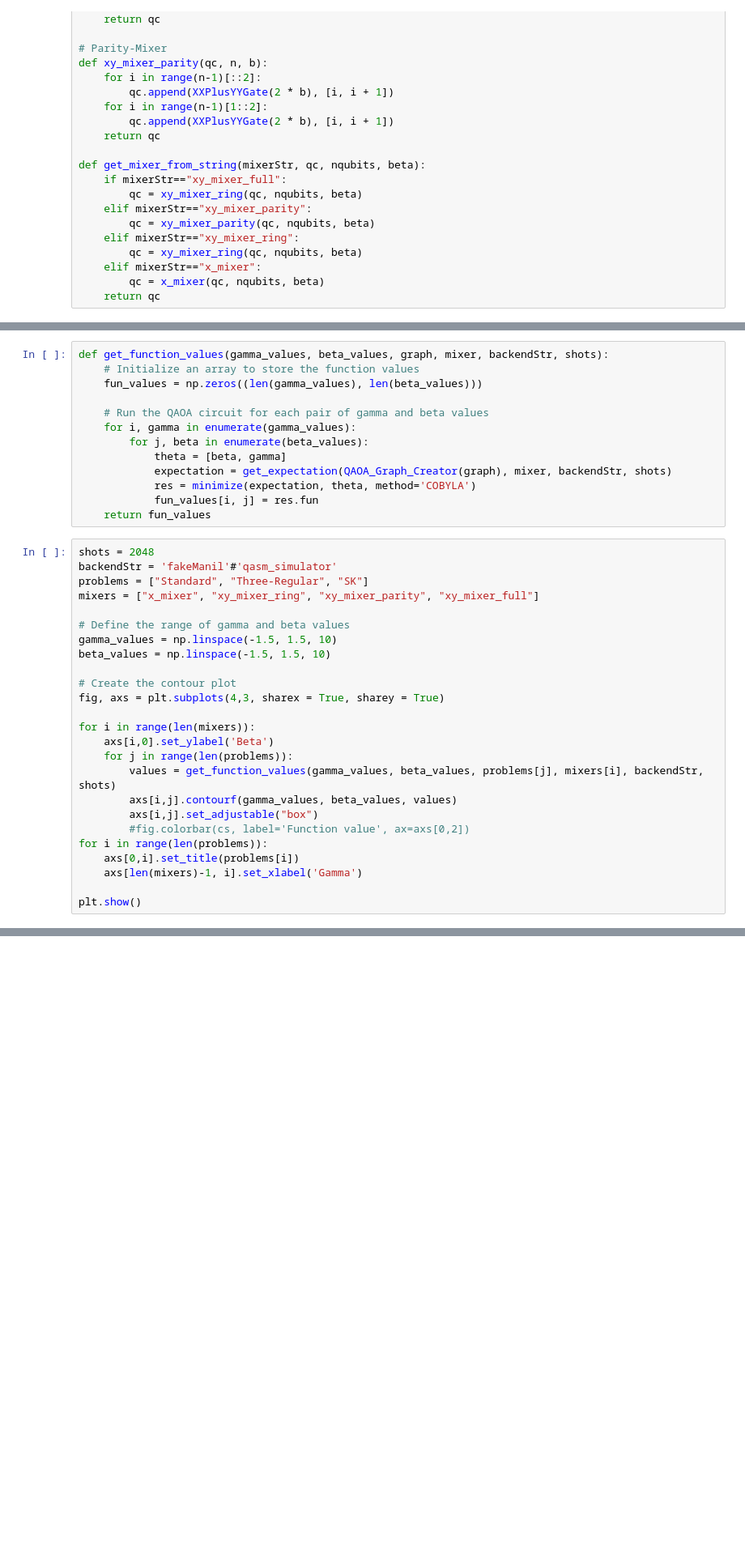
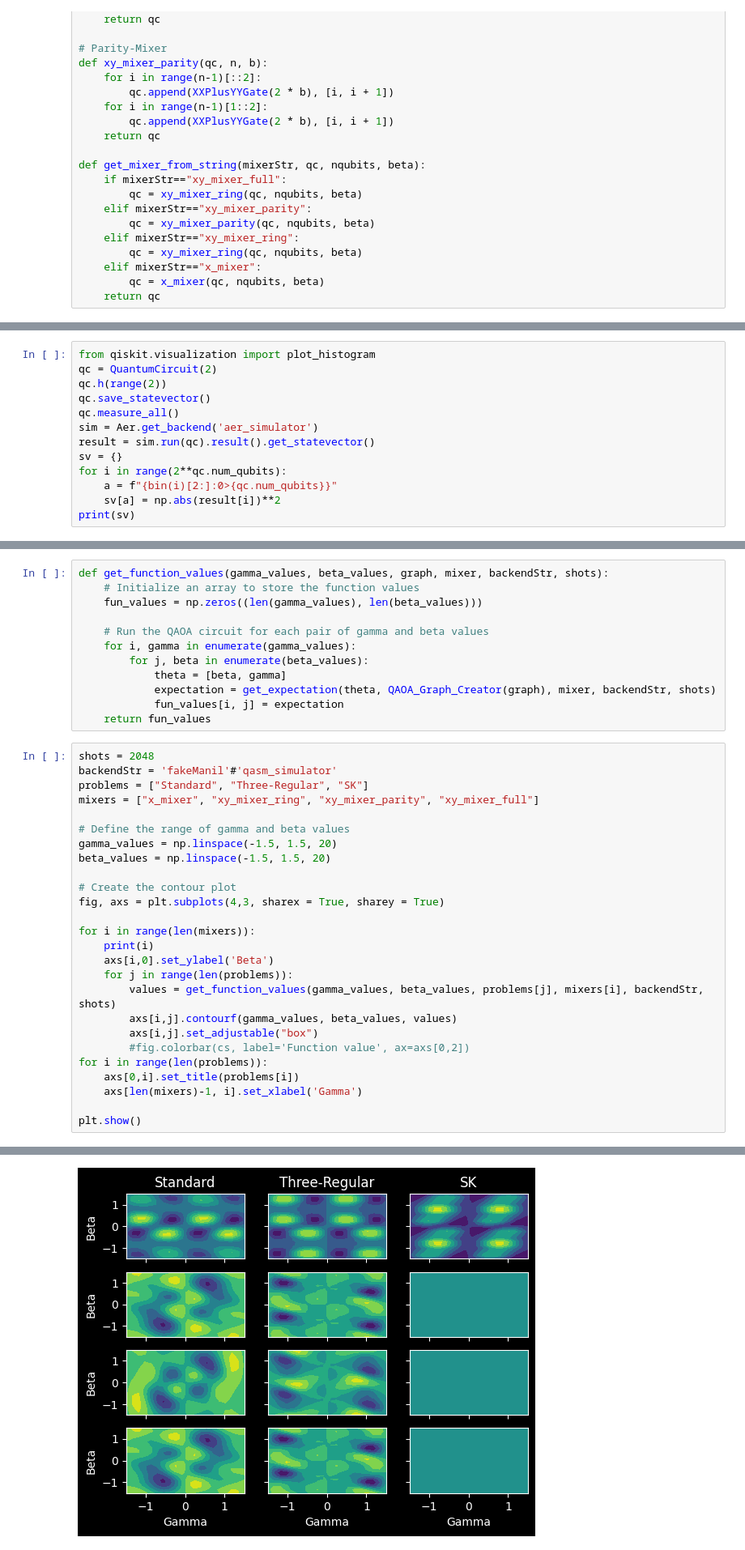
Before and after one commit to Louisanity/HamilToniQ, a Jupyter notebook: Untitled.ipynb, the cells around one changed output, grey strips where cells are left out. Shown at 81% size. Saved outputs shown, nothing was run; the diff lists cells and outputs as text; blank space fills up the shorter version.

Commit message:
use `Statevector`

```diff
--- a/Untitled.ipynb
+++ b/Untitled.ipynb
@@ -158,0 +178,13 @@ def get_expectation(graph, mixerStr, backendStr, shots):
+# %%
+from qiskit.visualization import plot_histogram
+qc = QuantumCircuit(2)
+qc.h(range(2))
+qc.save_statevector()
+qc.measure_all()
+sim = Aer.get_backend('aer_simulator')
+result = sim.run(qc).result().get_statevector()
+sv = {}
+for i in range(2**qc.num_qubits):
+    a = f"{bin(i)[2:]:0>{qc.num_qubits}}"
+    sv[a] = np.abs(result[i])**2
+print(sv)
@@ -165,9 +199,8 @@ def get_function_values(gamma_values, beta_values, graph, mixer, backendStr, sho
     for i, gamma in enumerate(gamma_values):
         for j, beta in enumerate(beta_values):
             theta = [beta, gamma]
-            expectation = get_expectation(QAOA_Graph_Creator(graph), mixer, backendStr, shots)
-            res = minimize(expectation, theta, method='COBYLA')
-            fun_values[i, j] = res.fun
+            expectation = get_expectation(theta, QAOA_Graph_Creator(graph), mixer, backendStr, shots)
+            fun_values[i, j] = expectation
     return fun_values
 # %%
 shots = 2048
@@ -176,13 +209,14 @@ problems = ["Standard", "Three-Regular", "SK"]
 mixers = ["x_mixer", "xy_mixer_ring", "xy_mixer_parity", "xy_mixer_full"]
 
 # Define the range of gamma and beta values
-gamma_values = np.linspace(-1.5, 1.5, 10)
-beta_values = np.linspace(-1.5, 1.5, 10)
+gamma_values = np.linspace(-1.5, 1.5, 20)
+beta_values = np.linspace(-1.5, 1.5, 20)
 
 # Create the contour plot
 fig, axs = plt.subplots(4,3, sharex = True, sharey = True)
 
 for i in range(len(mixers)):
+    print(i)
     axs[i,0].set_ylabel('Beta')
     for j in range(len(problems)):
         values = get_function_values(gamma_values, beta_values, problems[j], mixers[i], backendStr, shots)
@@ -194,3 +228,4 @@ for i in range(len(problems)):
     axs[len(mixers)-1, i].set_xlabel('Gamma')
 
 plt.show()
+# %% [output]
@@ -196,0 +236 @@ plt.show()
+[figure, added]
```
Also changed, not shown: parts of 4 cells of this notebook.
